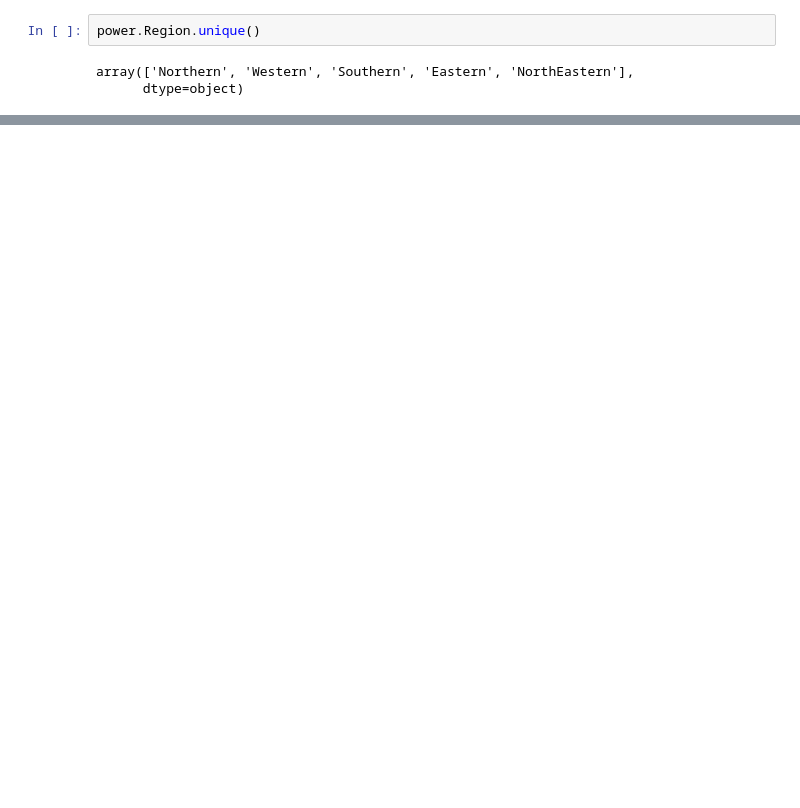
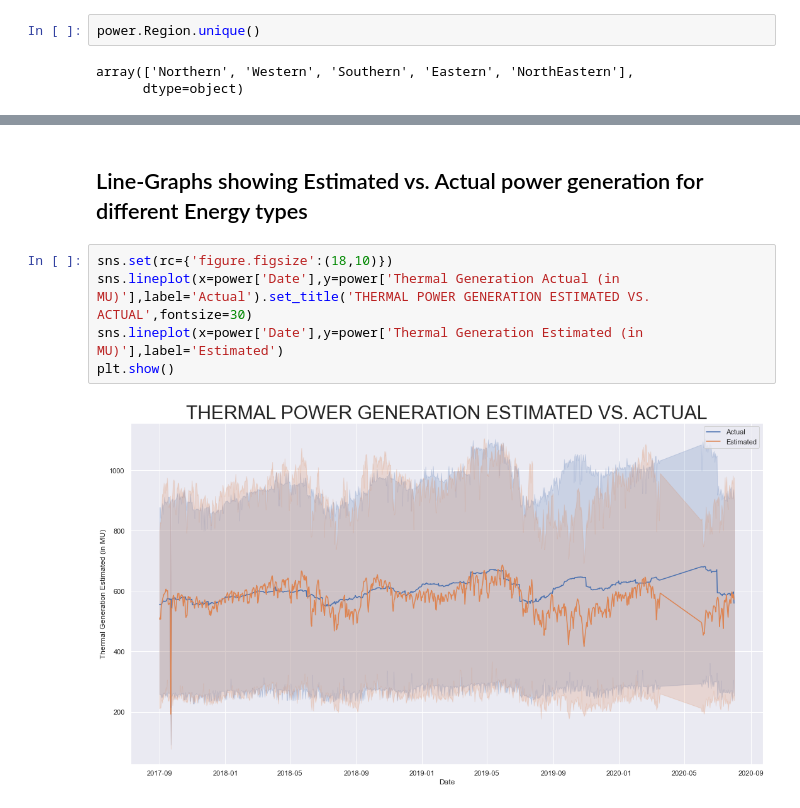
Before and after one commit to SheCodes-IEEE-CIS-GHRCE/Electricity-Generation-Analysis-and-Prediction-in-India, a Jupyter notebook: Elec-gen.ipynb, the cells around one changed output, grey strips where cells are left out. Saved outputs shown, nothing was run; the diff lists cells and outputs as text; blank space fills up the shorter version.

```diff
--- a/Elec-gen.ipynb
+++ b/Elec-gen.ipynb
@@ -99,0 +144,9 @@ sns.heatmap(a)
+# %% [markdown]
+## Line-Graphs showing Estimated vs. Actual power generation for different Energy types
+# %%
+sns.set(rc={'figure.figsize':(18,10)})
+sns.lineplot(x=power['Date'],y=power['Thermal Generation Actual (in MU)'],label='Actual').set_title('THERMAL POWER GENERATION ESTIMATED VS. ACTUAL',fontsize=30)
+sns.lineplot(x=power['Date'],y=power['Thermal Generation Estimated (in MU)'],label='Estimated')
+plt.show()
+# %% [output]
+[figure, added]
```
Also changed, not shown: parts of 47 cells of this notebook.
